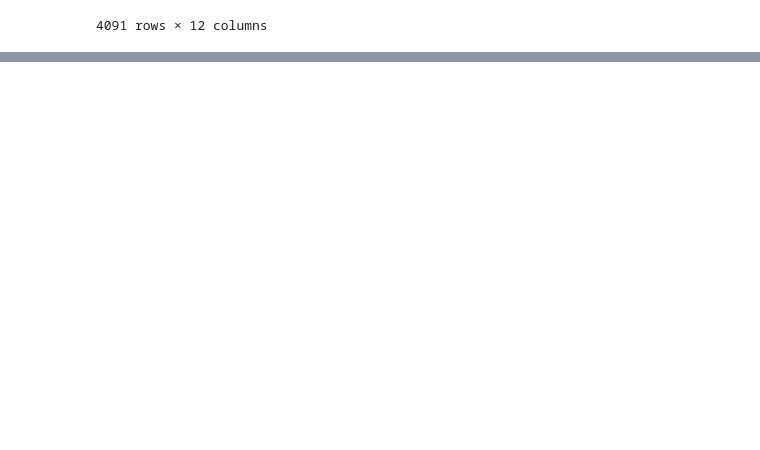
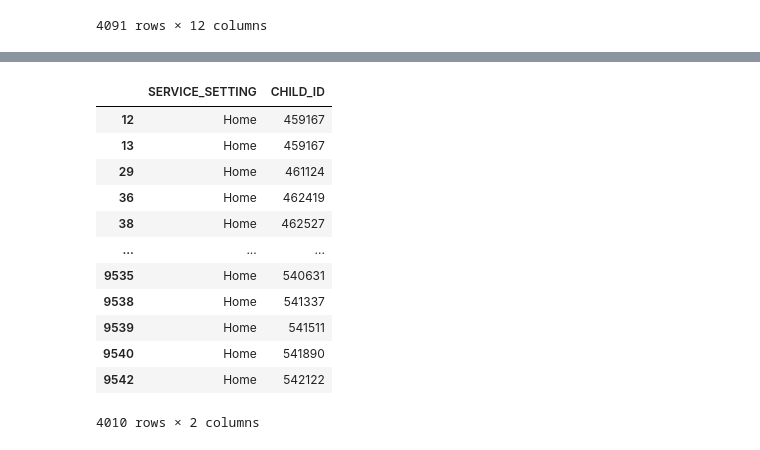
Before and after one commit to NSS-Data-Analytics-Cohort-8/teis_da8_1-dadboddenims, a Jupyter notebook: notebook/Partner2.ipynb, the cells around one changed output, grey strips where cells are left out. Drawn from its saved outputs; the diff is of its cells as text; code cells hidden in the pictures; blank space fills up the shorter version.

```diff
--- a/notebook/Partner2.ipynb
+++ b/notebook/Partner2.ipynb
@@ -174,0 +175,18 @@ sheet1[['Service Name', 'SERVICE DELIVERY']]
+# %%
+Ser_set = sheet1[['SERVICE_SETTING','CHILD_ID']]
+# %%
+Ser_set[Ser_set['SERVICE_SETTING']== 'Home']
+# %% [output]
+|  | SERVICE_SETTING | CHILD_ID |
+| 12 | Home | 459167 |
+| 13 | Home | 459167 |
+| 29 | Home | 461124 |
+| 36 | Home | 462419 |
+| 38 | Home | 462527 |
+| ... | ... | ... |
+| 9535 | Home | 540631 |
+| 9538 | Home | 541337 |
+| 9539 | Home | 541511 |
+| 9540 | Home | 541890 |
+| 9542 | Home | 542122 |
+4010 rows × 2 columns
```
Also changed, not shown: parts of 6 cells of this notebook.
